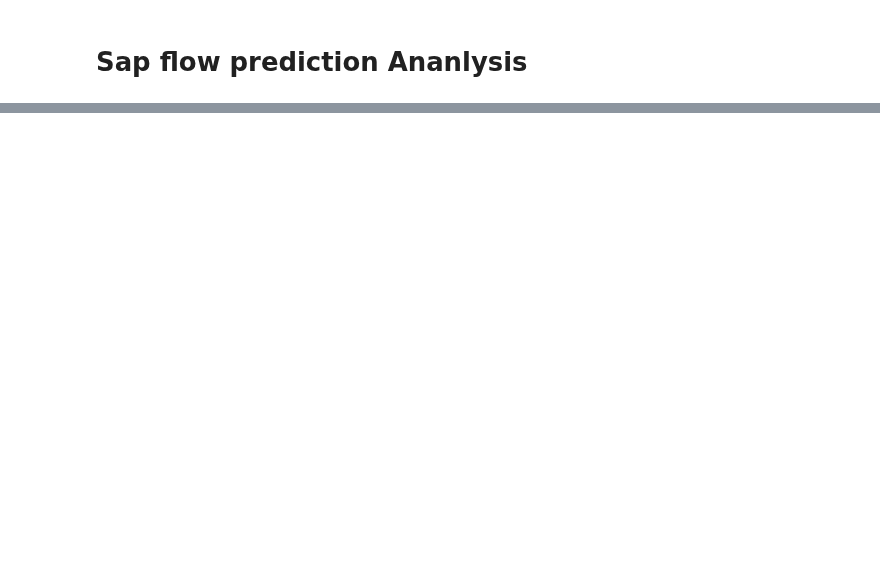
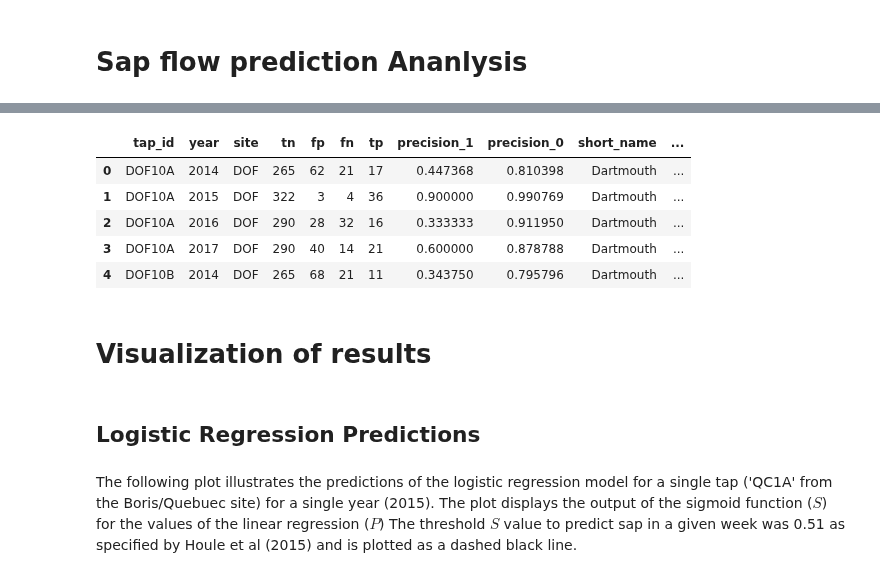
Before and after one commit to spentelow/sapflow, a Jupyter notebook: documentation/houle_analysis_comparison.ipynb, the cells around one changed output, grey strips where cells are left out. Drawn from its saved outputs; the diff is of its cells as text; code cells hidden in the pictures; blank space fills up the shorter version.

```diff
--- a/documentation/houle_analysis_comparison.ipynb
+++ b/documentation/houle_analysis_comparison.ipynb
@@ -686,0 +296,32 @@ prec_1_plt_lr_violin.properties(width=width)
+# %%
+# Calculate summary of performance of Houle et al., 2015 model in terms of precision of prediction for weeks with sap flow (`precision_1`)
+# and prediction of weeks without sap flow (`precision_0`).
+LR_summary = (
+    LR_table[["site", "tap_id", "year", "tn", "fp", "fn", "tp"]]
+    .groupby(["tap_id", "year", "site"])
+    .sum()
+)
+LR_summary["precision_1"] = LR_summary.tp / (LR_summary.tp + LR_summary.fn)
+LR_summary["precision_0"] = LR_summary.tn / (LR_summary.tn + LR_summary.fp)
+LR_summary = LR_summary.reset_index()
+LR_summary = LR_summary.merge(
+    location.reset_index()[["site", "short_name", "state_province"]],
+    on="site",
+    how="left",
+)
+LR_summary["loc"] = LR_summary.short_name + ", " + LR_summary.state_province
+# %%
+LR_summary.head()
+# %% [output]
+|  | tap_id | year | site | tn | fp | fn | tp | precision_1 | precision_0 | short_name | ... |
+| 0 | DOF10A | 2014 | DOF | 265 | 62 | 21 | 17 | 0.447368 | 0.810398 | Dartmouth | ... |
+| 1 | DOF10A | 2015 | DOF | 322 | 3 | 4 | 36 | 0.900000 | 0.990769 | Dartmouth | ... |
+| 2 | DOF10A | 2016 | DOF | 290 | 28 | 32 | 16 | 0.333333 | 0.911950 | Dartmouth | ... |
+| 3 | DOF10A | 2017 | DOF | 290 | 40 | 14 | 21 | 0.600000 | 0.878788 | Dartmouth | ... |
+| 4 | DOF10B | 2014 | DOF | 265 | 68 | 21 | 11 | 0.343750 | 0.795796 | Dartmouth | ... |
+# %% [markdown]
+# Visualization of results
+# %% [markdown]
+## Logistic Regression Predictions
+# %% [markdown]
+The following plot illustrates the predictions of the logistic regression model for a single tap ('QC1A' from the Boris/Quebuec site) for a single year (2015).  The plot displays the output of the sigmoid function ($S$) for the values of the linear regression ($P$)  The threshold $S$ value to predict sap in a given week was 0.51 as specified by Houle et al (2015) and is plotted as a dashed black line.
```
Also changed, not shown: parts of 44 cells of this notebook.
